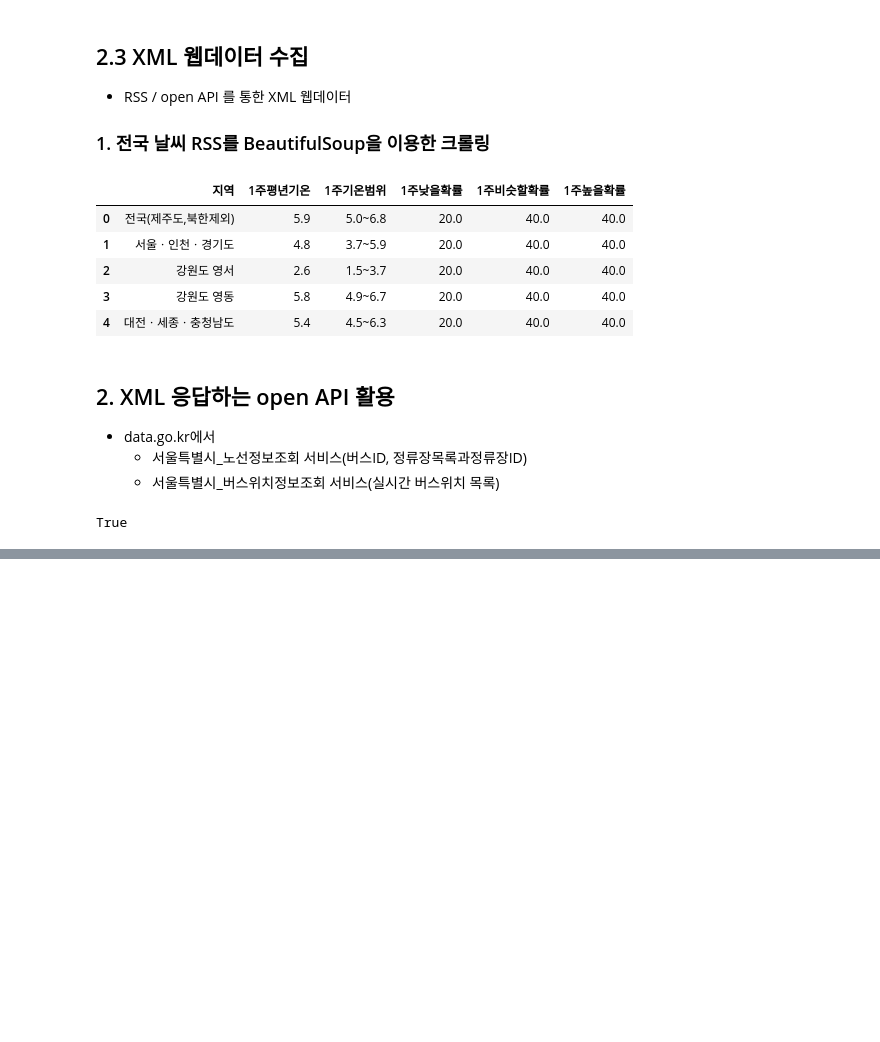
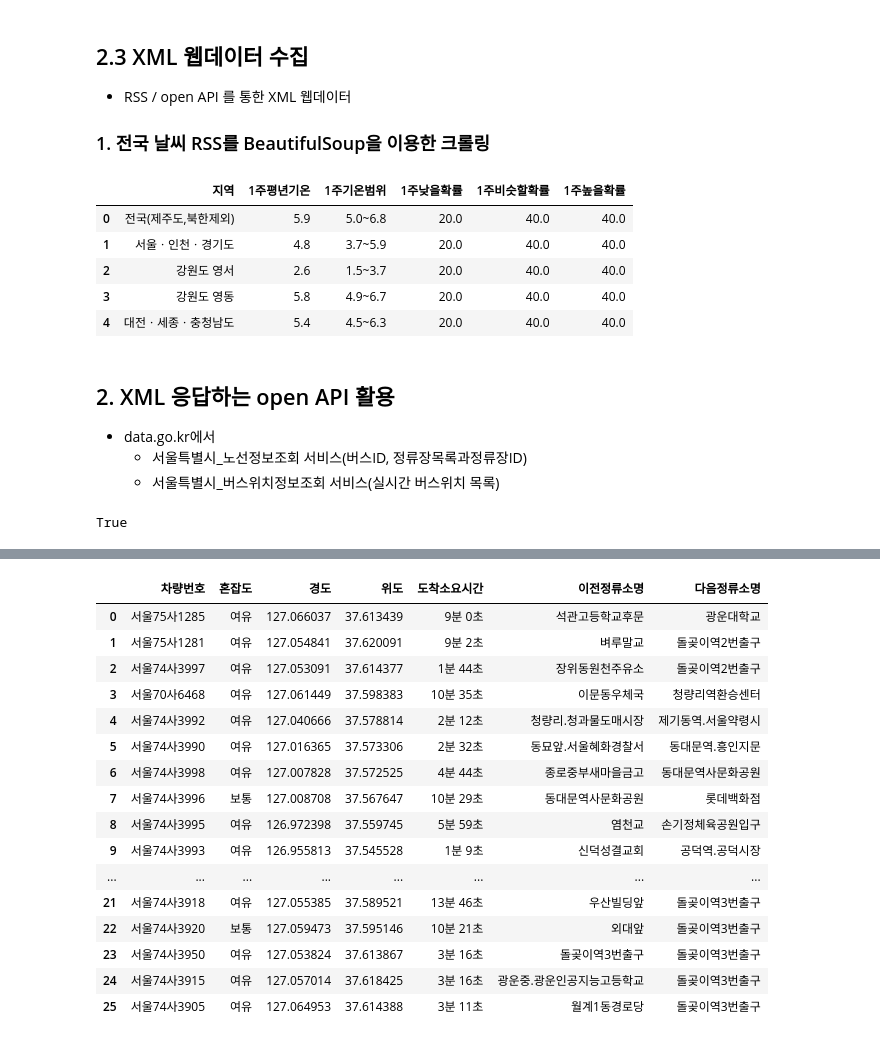
Before and after one commit to Jayk1220/ai, a Jupyter notebook: source/01_python/ch14_웹데이터수집1_정적_공공api.ipynb, the cells around one changed output, grey strips where cells are left out. Saved outputs shown, nothing was run; the diff lists cells and outputs as text; code cells hidden in the pictures; blank space fills up the shorter version.

```diff
--- a/source/01_python/ch14_웹데이터수집1_정적_공공api.ipynb
+++ b/source/01_python/ch14_웹데이터수집1_정적_공공api.ipynb
@@ -1001,0 +1046,32 @@ df_position
+# %%
+def station_name(row):
+    'row의 최종 정류소명과 다음 정류소 명을 추가하고, 도착 소요시간을 분으로 바꾸어 return 하는 함수'
+    row['이전정류소명'] = df_station.loc[df_station['id'] == row['최종정류소 id'],'정류소명'].iloc[0]
+    row['다음정류소명'] = df_station.loc[df_station['id'] == row['다음정류소 id'],'정류소명'].iloc[0]
+    minute = int(row['도착소요시간'])//60 #//몫연산자
+    sec    = int(row['도착소요시간'])%60
+    row ['도착소요시간'] = f'{minute}분 {sec}초'
+    return row
+# station_name(df_position.loc[0])
+# %%
+df = df_position.apply(station_name, axis=1)
+df = df.drop(['최종정류소 id','다음정류소 id'],axis=1)
+df
+# %% [output]
+|  | 차량번호 | 혼잡도 | 경도 | 위도 | 도착소요시간 | 이전정류소명 | 다음정류소명 |
+| 0 | 서울75사1285 | 여유 | 127.066037 | 37.613439 | 9분 0초 | 석관고등학교후문 | 광운대학교 |
+| 1 | 서울75사1281 | 여유 | 127.054841 | 37.620091 | 9분 2초 | 벼루말교 | 돌곶이역2번출구 |
+| 2 | 서울74사3997 | 여유 | 127.053091 | 37.614377 | 1분 44초 | 장위동원천주유소 | 돌곶이역2번출구 |
+| 3 | 서울70사6468 | 여유 | 127.061449 | 37.598383 | 10분 35초 | 이문동우체국 | 청량리역환승센터 |
+| 4 | 서울74사3992 | 여유 | 127.040666 | 37.578814 | 2분 12초 | 청량리.청과물도매시장 | 제기동역.서울약령시 |
+| 5 | 서울74사3990 | 여유 | 127.016365 | 37.573306 | 2분 32초 | 동묘앞.서울혜화경찰서 | 동대문역.흥인지문 |
+| 6 | 서울74사3998 | 여유 | 127.007828 | 37.572525 | 4분 44초 | 종로중부새마을금고 | 동대문역사문화공원 |
+| 7 | 서울74사3996 | 보통 | 127.008708 | 37.567647 | 10분 29초 | 동대문역사문화공원 | 롯데백화점 |
+| 8 | 서울74사3995 | 여유 | 126.972398 | 37.559745 | 5분 59초 | 염천교 | 손기정체육공원입구 |
+| 9 | 서울74사3993 | 여유 | 126.955813 | 37.545528 | 1분 9초 | 신덕성결교회 | 공덕역.공덕시장 |
+| ... | ... | ... | ... | ... | ... | ... | ... |
+| 21 | 서울74사3918 | 여유 | 127.055385 | 37.589521 | 13분 46초 | 우산빌딩앞 | 돌곶이역3번출구 |
+| 22 | 서울74사3920 | 보통 | 127.059473 | 37.595146 | 10분 21초 | 외대앞 | 돌곶이역3번출구 |
+| 23 | 서울74사3950 | 여유 | 127.053824 | 37.613867 | 3분 16초 | 돌곶이역3번출구 | 돌곶이역3번출구 |
+| 24 | 서울74사3915 | 여유 | 127.057014 | 37.618425 | 3분 16초 | 광운중.광운인공지능고등학교 | 돌곶이역3번출구 |
+| 25 | 서울74사3905 | 여유 | 127.064953 | 37.614388 | 3분 11초 | 월계1동경로당 | 돌곶이역3번출구 |
```
Also changed, not shown: parts of 10 cells of this notebook, 6 other files.
